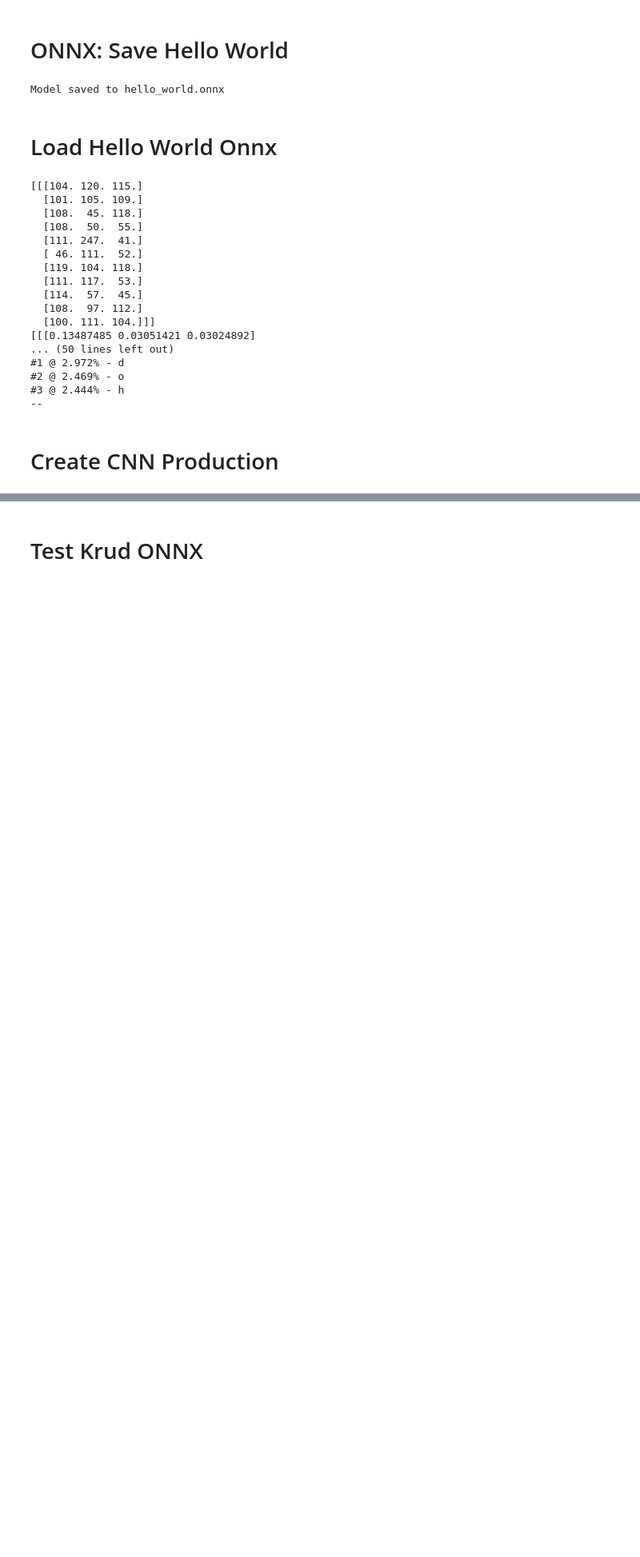
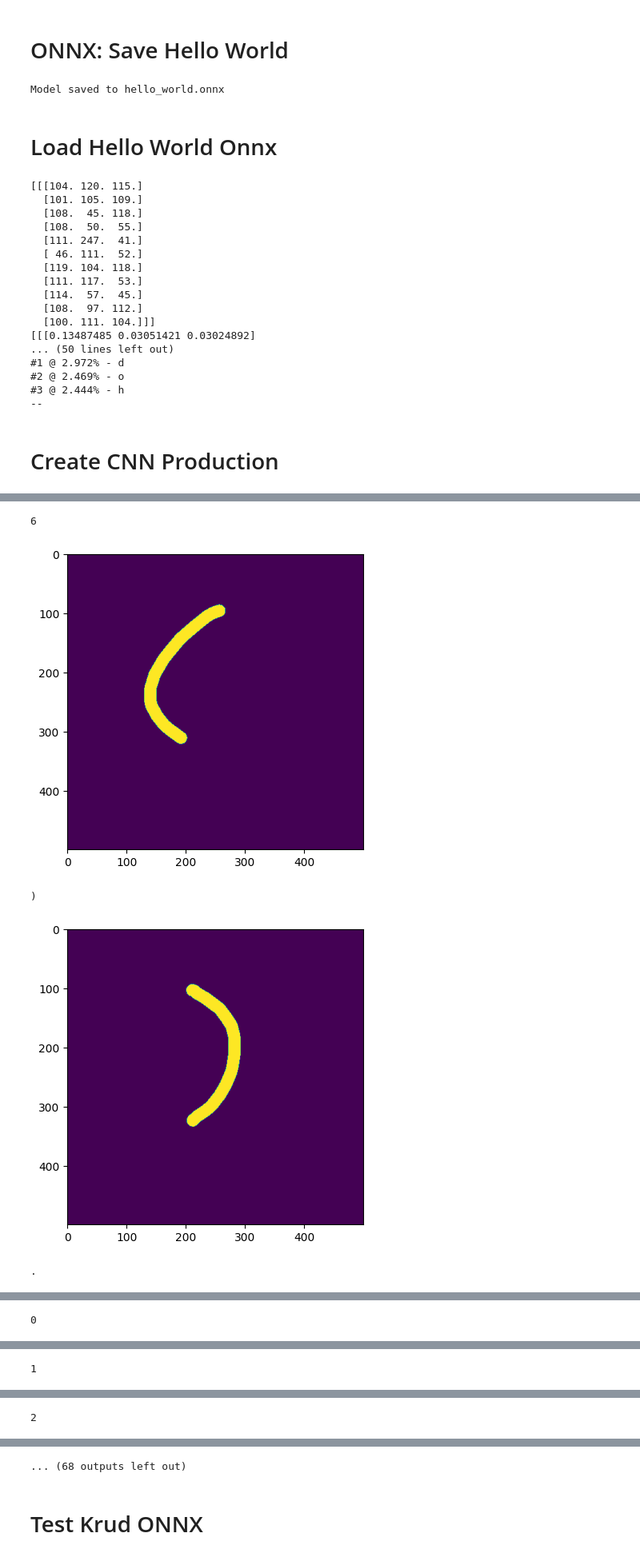
Before and after one commit to A-Team-Name/ocr-model-training, a Jupyter notebook: src/cnn/production.ipynb, the cells around one changed output, grey strips where cells are left out. Shown at 80% size. Cells and saved outputs as stored; diff of their text form; code cells hidden in the pictures; blank space fills up the shorter version.

Commit message:
fixed model off-by-one-error

```diff
--- a/src/cnn/production.ipynb
+++ b/src/cnn/production.ipynb
@@ -349,7 +349,7 @@ class KrudModel(nn.Module):
 
         super(KrudModel, self).__init__()
 
-        self.alphabet: list[str] = sorted(alphabet)
+        self.alphabet: list[str] = alphabet
         self.alphabet_float: torch.Tensor = torch.tensor([ord(a) for a in self.alphabet], dtype=torch.float32)
         self.target_width: int = target_width
         self.target_height: int = target_height
@@ -537,0 +513,21 @@ tensor([[4.3000e+01, 9.3858e-01],
+# %%
+dataset_dirpath: str = r"C:\Users\LeonBass\Documents\visual_studio_code\ocr-model-training\data\lambda_calc"
+for im_filename in os.listdir(dataset_dirpath):
+    fullpath: str = os.path.join(dataset_dirpath, im_filename)
+
+    im = np.asarray(Image.open(fullpath))
+
+    im = (im[:, :, 3] > 0.5).astype(np.uint8).astype(np.float32)
+
+    im_tensor = torch.tensor(im, dtype=torch.float32).unsqueeze(0).unsqueeze(0)
+
+    print(chr(int(krud_model.forward(im_tensor)[0, 0].item())))
+
+    plt.imshow(im)
+    plt.show()
+# %% [output]
+6
+[figure, added]
+)
+[figure, added]
+.
@@ -537,0 +535 @@ tensor([[4.3000e+01, 9.3858e-01],
+0
@@ -537,0 +537 @@ tensor([[4.3000e+01, 9.3858e-01],
+1
@@ -537,0 +539 @@ tensor([[4.3000e+01, 9.3858e-01],
+2
@@ -538,3 +541,4 @@ tensor([[4.3000e+01, 9.3858e-01],
+... (68 outputs left out)
 # %% [markdown]
 # Test Krud ONNX
 # %%
```
Also changed, not shown: parts of 8 cells of this notebook, 5 other files.
